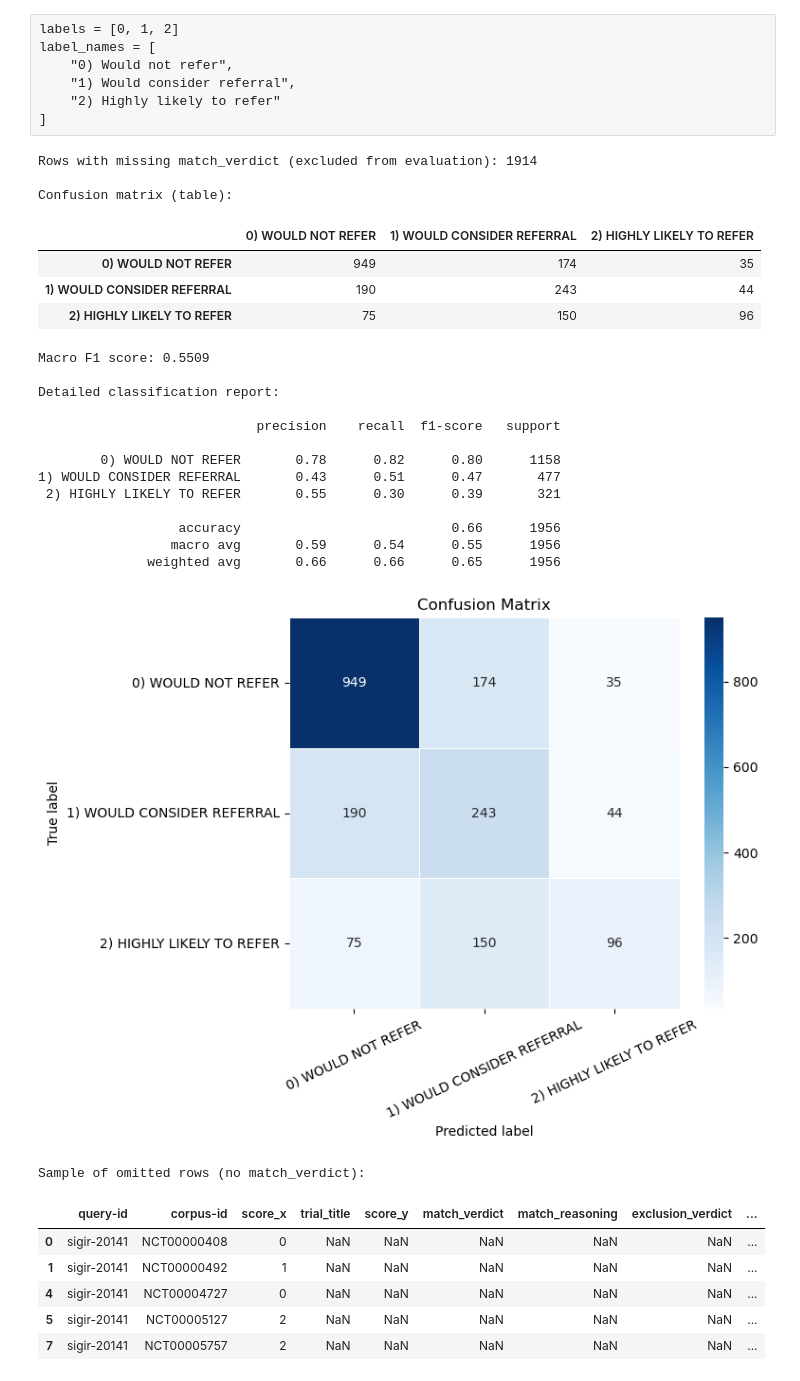
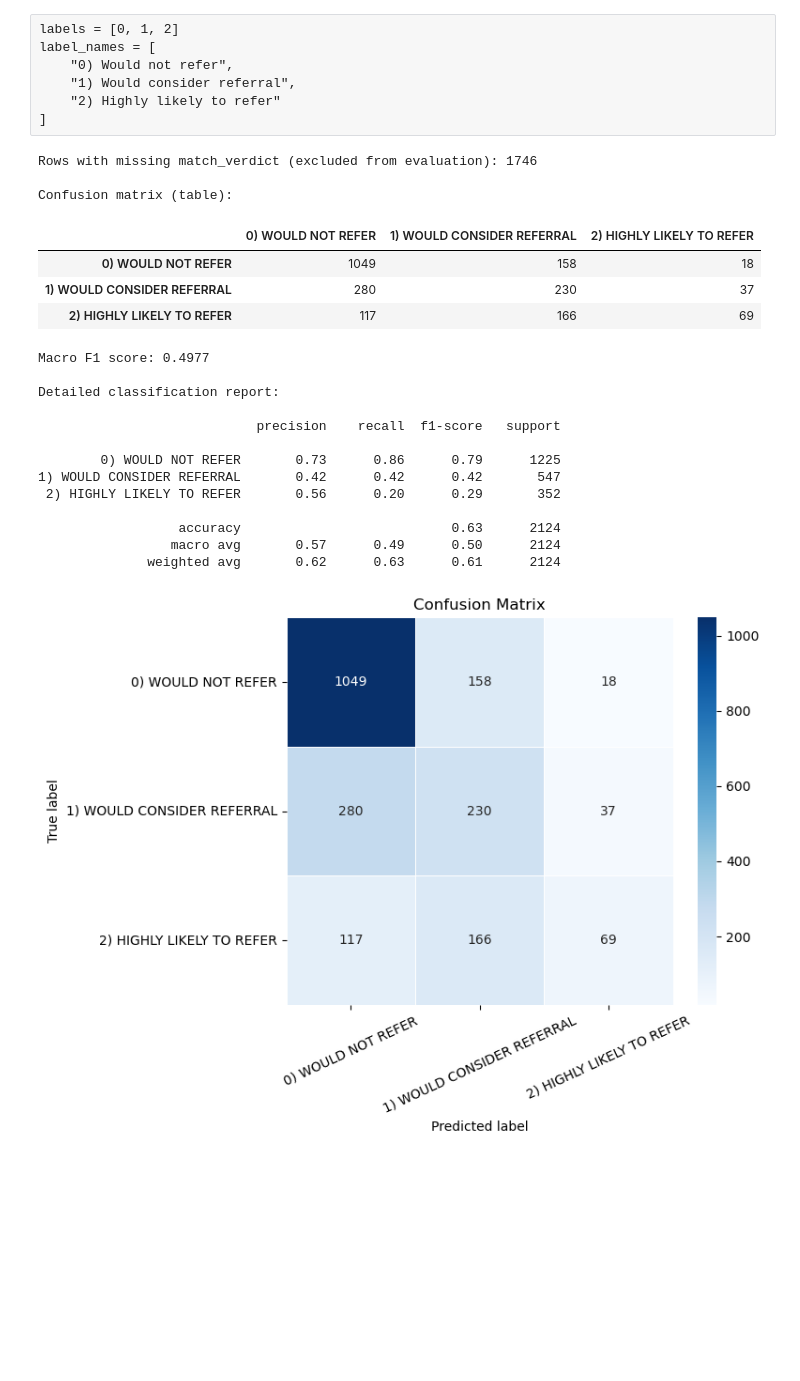
Before and after one commit to mikeS141618/trialmesh, a Jupyter notebook: notebooks/sigir_eval_results.ipynb, the cells around one changed output. Cells and saved outputs as stored; diff of their text form; code cells hidden in the pictures; blank space fills up the shorter version.

Commit message:
Claude3.7 prompt updates Found Score 1: 547 (79.9%) Found Score 2: 352 (83.6%) Macro F1 score: 0.4977

```diff
--- a/notebooks/sigir_eval_results.ipynb
+++ b/notebooks/sigir_eval_results.ipynb
@@ -161,5 +161,5 @@ for patient_dict in trial_matches:
 df_trial_matches = pd.DataFrame(records)
 
 # Preview
-pd.set_option('display.max_colwidth', 200)
-display(df_trial_matches.head())
+# pd.set_option('display.max_colwidth', 200)
+# display(df_trial_matches.head())
@@ -203,6 +180,22 @@ len(df_trial_matches)
 
 # Merge, keeping all gold standard pairs and including trial_matches info when available:
 merged_df = df_tsv.merge(df_trial_matches, on=['query-id', 'corpus-id'], how='left')
+# %%
+# 1. Merge queries info (like 'text') into merged_df
+merged_df = merged_df.merge(
+    df_queries.rename(columns={'_id': 'query-id'}),
+    on='query-id',
+    how='left'
+)
+
+# 2. Merge corpus info (like 'title', 'metadata') into merged_df
+merged_df = merged_df.merge(
+    df_corpus.rename(columns={'_id': 'corpus-id'}),
+    on='corpus-id',
+    how='left'
+)
+# Drop the 'title' column
+merged_df = merged_df.drop(columns=['title'])
 # %% [raw]
 display(merged_df)
 # %% [raw]
@@ -247,53 +240,46 @@ f1 = f1_score(y_true, y_pred, labels=labels, average='macro')
 
 print("\nConfusion matrix (table):\n")
 cm_df = pd.DataFrame(cm, index=label_names, columns=label_names)
 display(cm_df)
 
 print("\nMacro F1 score: {:.4f}".format(f1))
 print("\nDetailed classification report:\n")
 print(classification_report(y_true, y_pred, labels=labels, target_names=label_names))
 
 # Blue Confusion Matrix Plot
 plt.figure(figsize=(8,6))
 sns.heatmap(cm_df, annot=True, fmt='d', cmap='Blues', cbar=True, linewidths=.5, square=False)
 plt.xlabel('Predicted label')
 plt.ylabel('True label')
 plt.title('Confusion Matrix')
 plt.yticks(rotation=0)
 plt.xticks(rotation=25)
 plt.tight_layout()
 plt.show()
 
-# Show omitted rows if any
-if n_missing > 0:
-    print("\nSample of omitted rows (no match_verdict):")
-    display(merged_df[merged_df['match_verdict'].isna()].head())
+# # Show omitted rows if any
+# if n_missing > 0:
+#     print("\nSample of omitted rows (no match_verdict):")
+#     display(merged_df[merged_df['match_verdict'].isna()].head())
 # %% [output]
-Rows with missing match_verdict (excluded from evaluation): 1914
+Rows with missing match_verdict (excluded from evaluation): 1746
 
 Confusion matrix (table):
 |  | 0) WOULD NOT REFER | 1) WOULD CONSIDER REFERRAL | 2) HIGHLY LIKELY TO REFER |
-| 0) WOULD NOT REFER | 949 | 174 | 35 |
-| 1) WOULD CONSIDER REFERRAL | 190 | 243 | 44 |
-| 2) HIGHLY LIKELY TO REFER | 75 | 150 | 96 |
+| 0) WOULD NOT REFER | 1049 | 158 | 18 |
+| 1) WOULD CONSIDER REFERRAL | 280 | 230 | 37 |
+| 2) HIGHLY LIKELY TO REFER | 117 | 166 | 69 |
-Macro F1 score: 0.5509
+Macro F1 score: 0.4977
 
 Detailed classification report:
 
                             precision    recall  f1-score   support
 
-        0) WOULD NOT REFER       0.78      0.82      0.80      1158
-1) WOULD CONSIDER REFERRAL       0.43      0.51      0.47       477
- 2) HIGHLY LIKELY TO REFER       0.55      0.30      0.39       321
+        0) WOULD NOT REFER       0.73      0.86      0.79      1225
+1) WOULD CONSIDER REFERRAL       0.42      0.42      0.42       547
+ 2) HIGHLY LIKELY TO REFER       0.56      0.20      0.29       352
 
-                  accuracy                           0.66      1956
-                 macro avg       0.59      0.54      0.55      1956
-              weighted avg       0.66      0.66      0.65      1956
+                  accuracy                           0.63      2124
+                 macro avg       0.57      0.49      0.50      2124
+              weighted avg       0.62      0.63      0.61      2124
-[figure, old version]
+[figure, new version]
-Sample of omitted rows (no match_verdict):
-|  | query-id | corpus-id | score_x | trial_title | score_y | match_verdict | match_reasoning | exclusion_verdict | ... |
-| 0 | sigir-20141 | NCT00000408 | 0 | NaN | NaN | NaN | NaN | NaN | ... |
-| 1 | sigir-20141 | NCT00000492 | 1 | NaN | NaN | NaN | NaN | NaN | ... |
-| 4 | sigir-20141 | NCT00004727 | 0 | NaN | NaN | NaN | NaN | NaN | ... |
-| 5 | sigir-20141 | NCT00005127 | 2 | NaN | NaN | NaN | NaN | NaN | ... |
-| 7 | sigir-20141 | NCT00005757 | 2 | NaN | NaN | NaN | NaN | NaN | ... |
```
Also changed, not shown: parts of 11 cells of this notebook, 1 other file.
